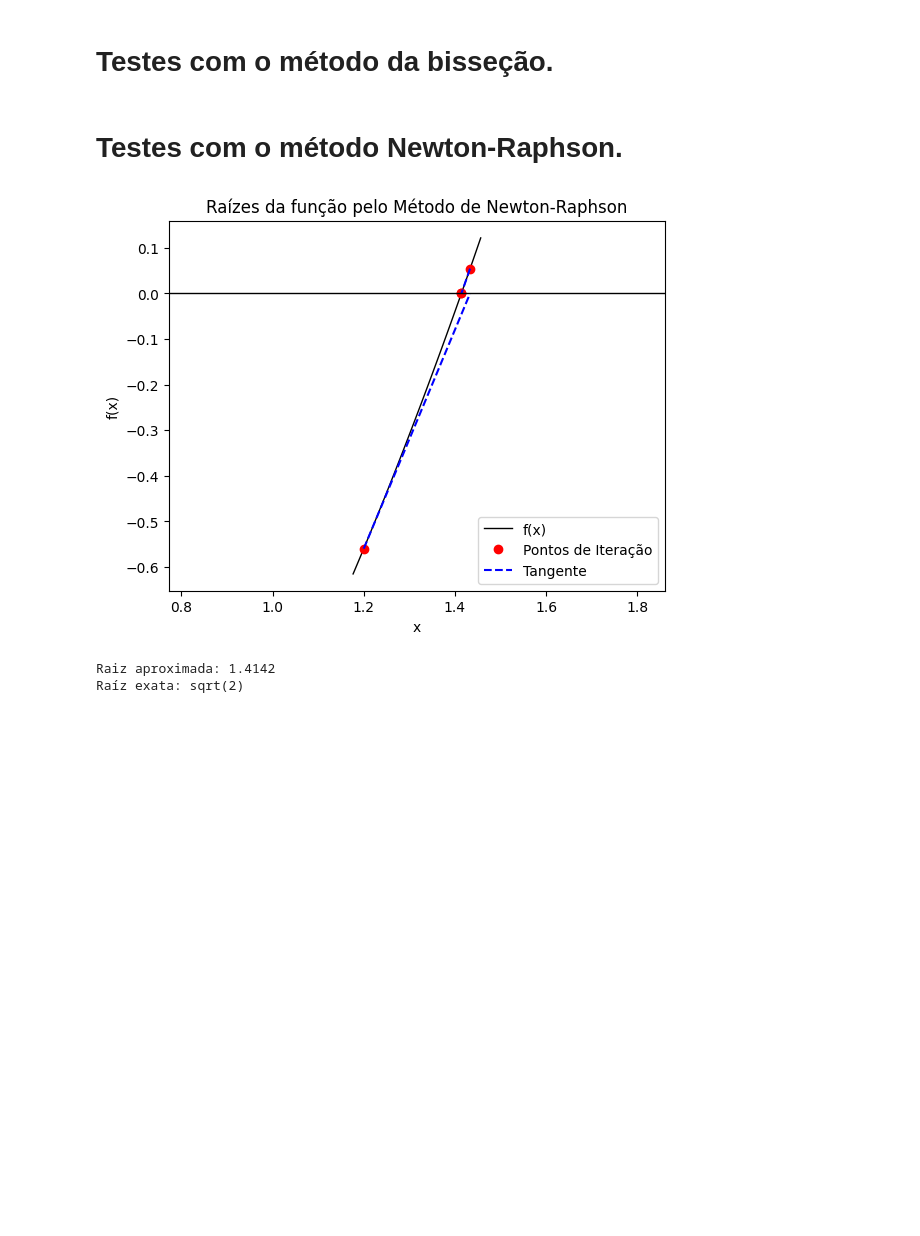
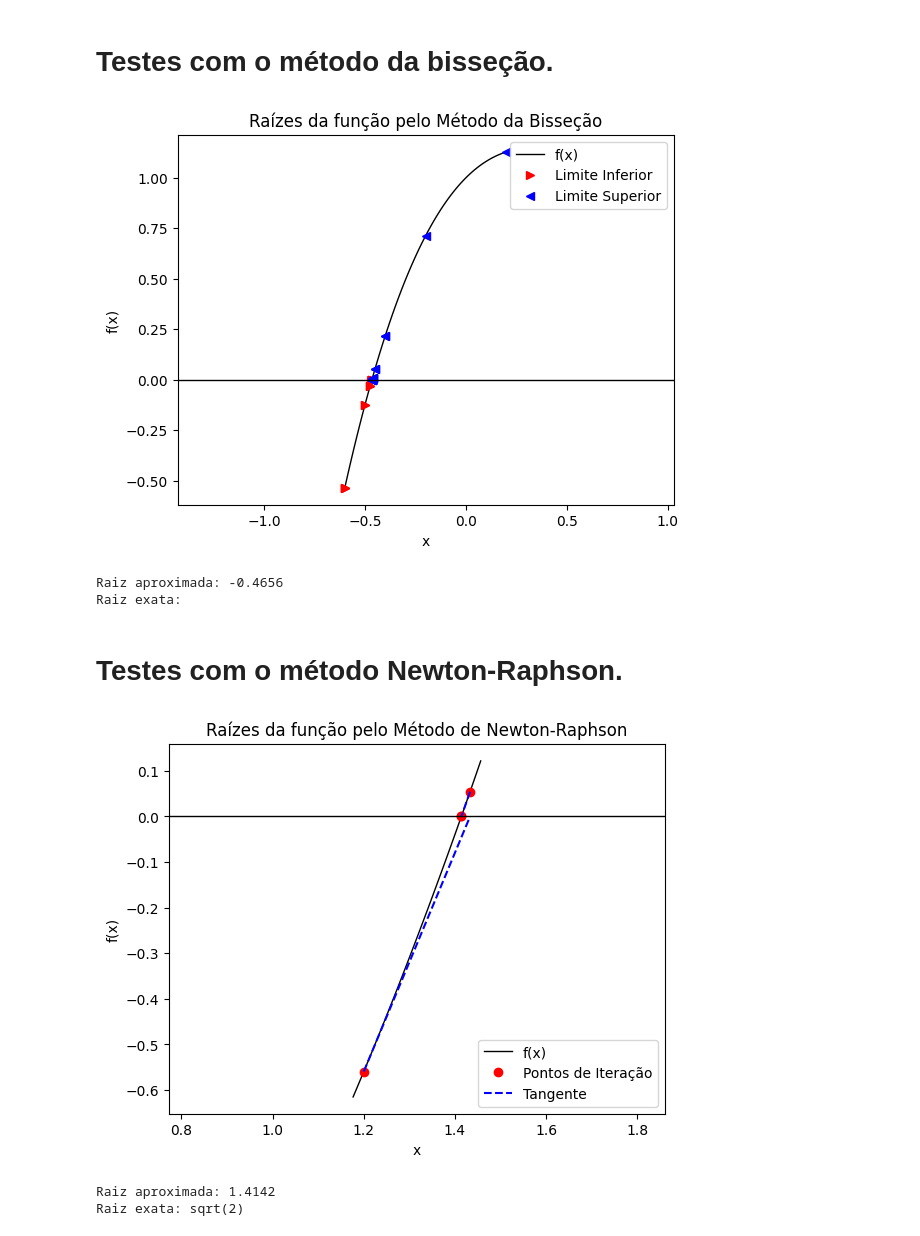
Before and after one commit to vrsmic/CB2325NumericaG1, a Jupyter notebook: src/CB2325NumericaG1/raizes/raizes.ipynb, the cells around one changed output. Drawn from its saved outputs; the diff is of its cells as text; code cells hidden in the pictures; blank space fills up the shorter version.

Commit message:
exemplos

```diff
--- a/src/CB2325NumericaG1/raizes/raizes.ipynb
+++ b/src/CB2325NumericaG1/raizes/raizes.ipynb
@@ -245,4 +245,25 @@ def newton_raphson(function, guess, tolerance):
 # %% [markdown]
 # Testes com o método da bisseção.
 # %%
-#exemplo aqui
+# Teste 1. Função para aproximar a raiz:
+
+f = lambda x: x**3 - 2*x**2 + x + 1
+
+# Parâmetros:
+
+limite_inferior = -0.6
+limite_superior = 0.2
+tolerância = 1e-6
+
+# Aproximação da raíz:
+
+root = bissecao(f, limite_inferior, limite_superior, tolerância)
+
+# Infos
+
+print(f"Raiz aproximada: {root}")
+print("Raiz exata: ")
+# %% [output]
+[figure, added]
+Raiz aproximada: -0.4656
+Raiz exata:
@@ -253,7 +272,7 @@ def newton_raphson(function, guess, tolerance):
 # %%
 # Função para aproximar a raiz:
 
-f1 = sp.sympify("x**2 - 2")
+f = sp.sympify("x**2 - 2")
 
 # Parâmetros:
 
@@ -262,7 +281,7 @@ tolerância = 1e-6
 
 # Aproximação da raíz:
 
-root = newton_raphson(f1, chute, tolerância)
+root = newton_raphson(f, chute, tolerância)
 
 # Infos
 
@@ -271,5 +290,5 @@ print("Raiz exata: sqrt(2)")
 # %% [output]
 [figure]
 Raiz aproximada: 1.4142
-Raíz exata: sqrt(2)
+Raiz exata: sqrt(2)
 # %%
```
Also changed, not shown: parts of 4 cells of this notebook.
